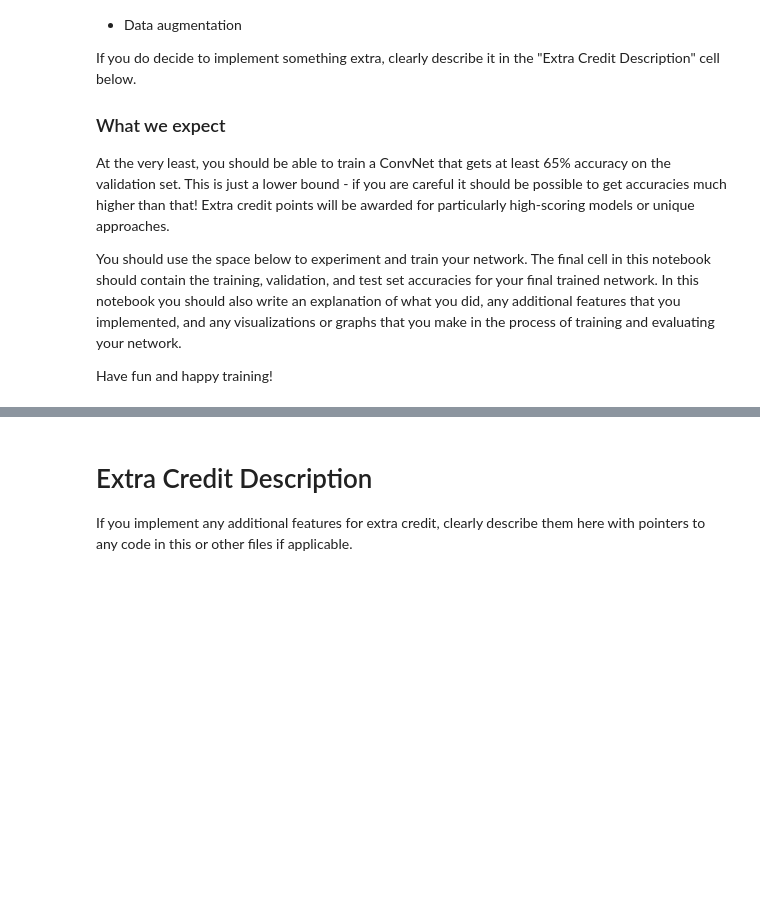
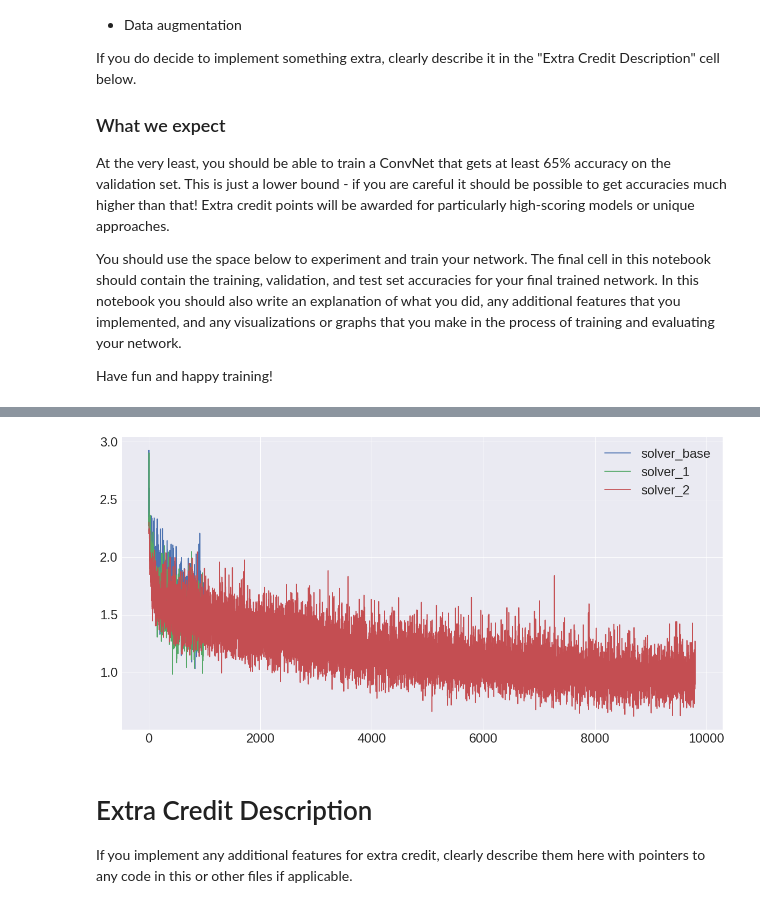
Before and after one commit to ewanlee/cs231n, a Jupyter notebook: cs231n-assignments/assignment2/ConvolutionalNetworks.ipynb, the cells around one changed output, grey strips where cells are left out. Drawn from its saved outputs; the diff is of its cells as text; code cells hidden in the pictures; blank space fills up the shorter version.

```diff
--- a/cs231n-assignments/assignment2/ConvolutionalNetworks.ipynb
+++ b/cs231n-assignments/assignment2/ConvolutionalNetworks.ipynb
@@ -560,0 +754,11 @@ Have fun and happy training!
+# %%
+model_1 = ThreeLayerConvNet(weight_scale=0.001, hidden_dim=500, reg=0.001, filter_size=3)
+
+solver_1 = Solver(model_1, data,
+                num_epochs=1, batch_size=50,
+                update_rule='adam',
+                optim_config={
+                  'learning_rate': 1e-3,
+                },
+                verbose=True, print_every=20)
+solver_1.train()
@@ -560,0 +972,11 @@ Have fun and happy training!
+# %%
+model_2 = ThreeLayerConvNet(weight_scale=0.001, hidden_dim=500, reg=0.001, filter_size = 3,use_batchnorm=True)
+
+solver_2 = Solver(model_2, data,
+                num_epochs=10, batch_size=50,
+                update_rule='adam',
+                optim_config={
+                  'learning_rate': 1e-3,
+                },
+                verbose=True, print_every=20)
+solver_2.train()
@@ -561,3 +1033,21 @@ Have fun and happy training!
+# %%
+
+import seaborn as sns
+def plot_loss(solvers):
+    fig = plt.figure(figsize = (20,10))
+    ax = plt.subplot(111)
+    for key,solver in solvers.iteritems():
+        ax.plot(solver.loss_history, label =key)
+
+    ax.legend(fontsize = 24)
+    ax.tick_params(labelsize = 24)
+
+solvers = {'solver_base':solver_base,
+          'solver_1': solver_1,
+          'solver_2': solver_2}
+plot_loss(solvers)
+# %% [output]
+[figure, added]
 # %% [markdown]
 # Extra Credit Description
 If you implement any additional features for extra credit, clearly describe them here with pointers to any code in this or other files if applicable.
```
Also changed, not shown: parts of 46 cells of this notebook, 10 other files.
